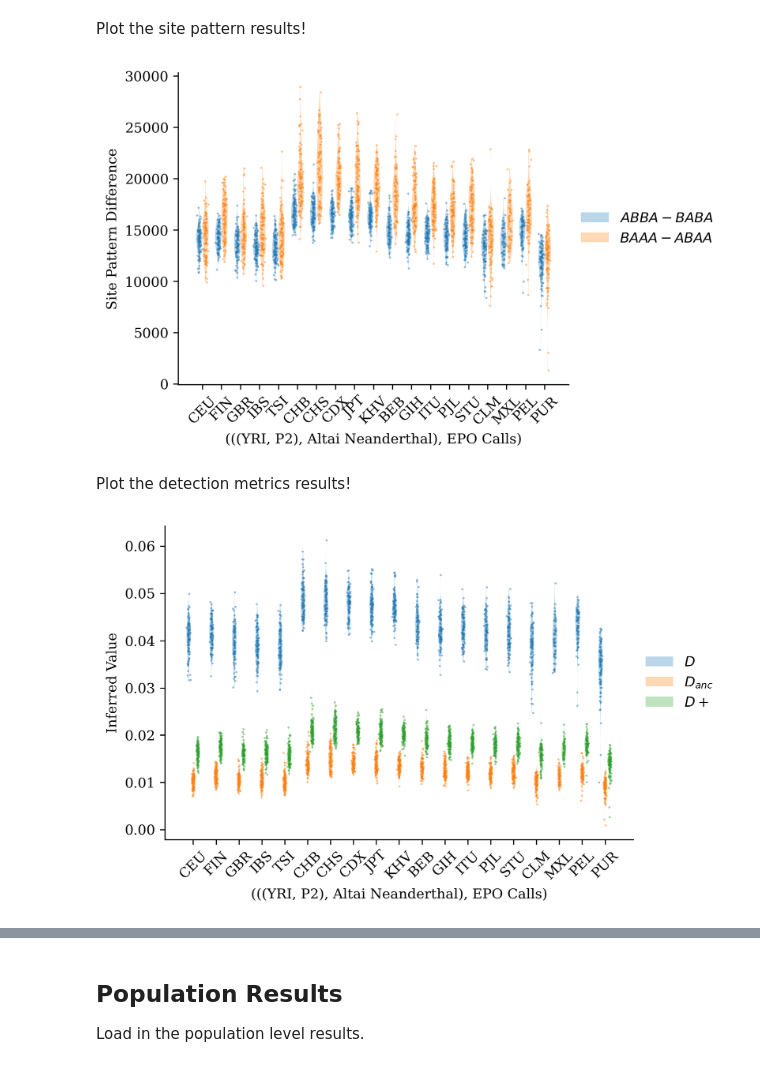
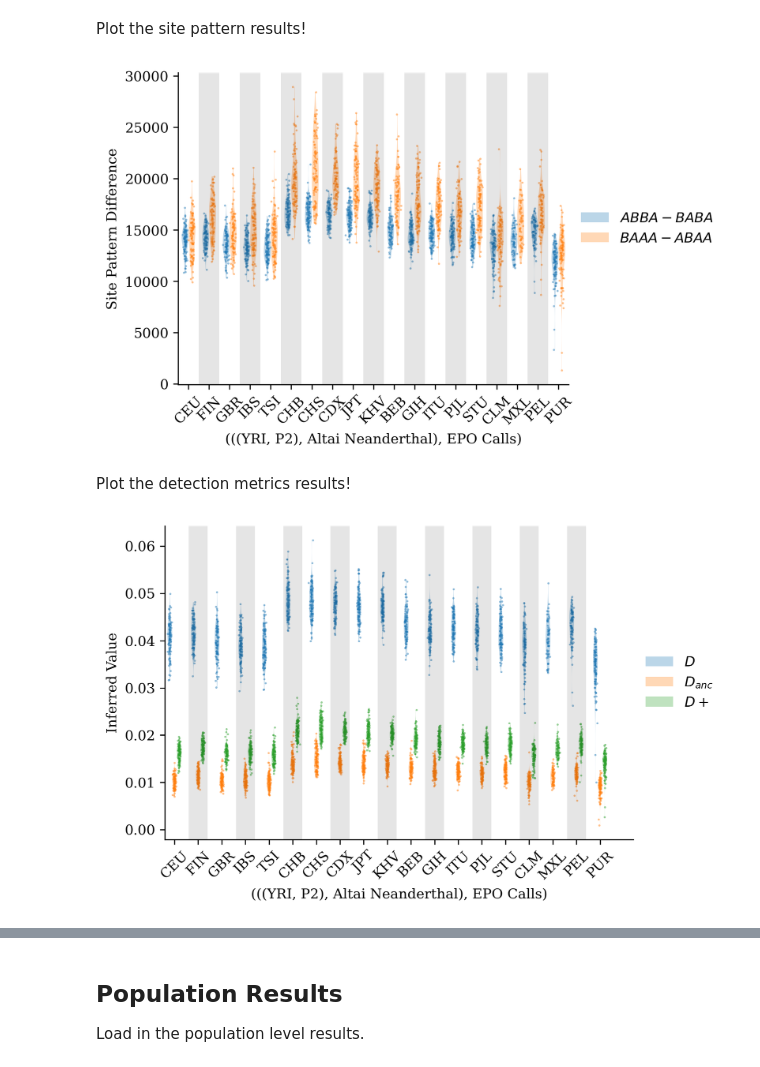
Before and after one commit to David-Peede/anc-der-intro-proj, a Jupyter notebook: applications/humans/human_analyses.ipynb, the cells around one changed output, grey strips where cells are left out. Saved outputs shown, nothing was run; the diff lists cells and outputs as text; code cells hidden in the pictures.

Commit message:
updated plots

```diff
--- a/applications/humans/human_analyses.ipynb
+++ b/applications/humans/human_analyses.ipynb
@@ -1133,12 +1384,19 @@ trios_center_pos = (trios_oirginal_pos + 0.5)
 trios_abba_baba_pos = trios_oirginal_pos
 # Set the positions for the baaa-abaa results.
 trios_baaa_abaa_pos = (trios_oirginal_pos + 1)
+# Intialize a function for plotting the alternating background.
+def alt_bands(ax=None):
+    locs = np.arange(3, 57, 6) + 0.5
+    for loc in locs:
+        ax.axvspan(loc-1.5, loc+1.5, facecolor='black', alpha=0.1)
 # Intialize the style.
 plt.rcParams.update({'font.family': 'serif', 'font.size': 10})
 # Intialize the figure.
 fig = plt.figure(figsize=set_size(width_pt=452, fraction=1, subplots=(1, 1)), constrained_layout=True, dpi=300.0)
 # Intialize the axis.
 ax = fig.add_subplot(111)
+# Plot the alternating background.
+alt_bands(ax)
 # Plot the results for the abba-baba statistic.
 trios_abba_baba_plot = ax.violinplot(trios_der_diffs, trios_abba_baba_pos, vert=True, showextrema=False, widths=1)
 # Set the index counter.
@@ -1176,6 +1434,7 @@ ax.legend([trios_abba_baba_plot['bodies'][0], trios_baaa_abaa_plot['bodies'][0]]
 plt.xlabel('(((YRI, P2), Altai Neanderthal), EPO Calls)')
 plt.ylabel('Site Pattern Difference')
 # Set the x-axis tick positions and labels.
+ax.set_xlim(-1, 56)
 ax.set_xticks(trios_center_pos)
 ax.set_xticklabels(tgp_trio_labels, rotation=45)
 # Export figure.
@@ -1183,7 +1442,7 @@ plt.savefig('../../manuscript/figures/tgp_altai_trios_site_pattern_diff.pdf', fo
 # Show!
 plt.show()
 # %% [output]
-[figure, old version]
+[figure, new version]
 # %% [markdown]
 Plot the detection metrics results!
 # %%
@@ -1202,12 +1461,19 @@ trios_d_pos = (trios_center_pos - 1)
 trios_danc_pos = trios_center_pos
 # Set the positions for the D+ results.
 trios_dplus_pos = (trios_center_pos + 1)
+# Intialize a function for plotting the alternating background.
+def alt_bands(ax=None):
+    locs = np.arange(5, 95, 10)
+    for loc in locs:
+        ax.axvspan(loc-2, loc+2, facecolor='black', alpha=0.1)
 # Intialize the style.
 plt.rcParams.update({'font.family': 'serif', 'font.size': 10})
 # Intialize the figure.
 fig = plt.figure(figsize=set_size(width_pt=452, fraction=1, subplots=(1, 1)), constrained_layout=True, dpi=300.0)
 # Intialize the axis.
 ax = fig.add_subplot(111)
+# Plot the alternating background.
+alt_bands(ax)
 # Plot the results for the D statistic.
 trios_d_plot = ax.violinplot(trios_d, trios_d_pos, vert=True, showextrema=False, widths=1)
 # Set the index counter.
@@ -1239,34 +1505,35 @@ for i in trios_danc_pos:
 # Plot the results for the D+ statistics.
 trios_dplus_plot = ax.violinplot(trios_dplus, trios_dplus_pos, vert=True, showextrema=False, widths=1)
 # Set the index counter.
 idx_counter = 0
 # For every x-axis tick.
 for i in trios_dplus_pos:
     # Grab the simulate data points.
     y = trios_dplus[idx_counter]
     # Move the index counter forward.
     idx_counter += 1
     # Add some jitter to the x-axis.
     x = np.random.normal(i, 0.15, size=len(y))
     # Plot the points!
     ax.scatter(x, y, color='tab:green', marker='.', s=1, alpha=0.5)
 # Despine the axes.
 ax.spines['top'].set_visible(False)
 ax.spines['right'].set_visible(False)
 # Make the legend.
 ax.legend([trios_d_plot['bodies'][0], trios_danc_plot['bodies'][0], trios_dplus_plot['bodies'][0]], [r'$D$', r'$D_{anc}$', r'$D+$'], loc='center left', bbox_to_anchor=(1.0, 0.5), frameon=False)
 # Set the axes labels.
 plt.xlabel('(((YRI, P2), Altai Neanderthal), EPO Calls)')
 plt.ylabel('Inferred Value')
 # Set the x-axis tick positions and labels.
+ax.set_xlim(-2, 97)
 ax.set_xticks(trios_center_pos)
 ax.set_xticklabels(tgp_trio_labels, rotation=45)
 # Export figure.
 plt.savefig('../../manuscript/figures/tgp_altai_trios_d_danc_dplus.pdf', format='pdf', facecolor='white', bbox_inches='tight', dpi=300)
 # Show!
 plt.show()
 # %% [output]
-[figure, old version]
+[figure, new version]
 # %%
 # Intialize list of x-axis tick labels.
 tgp_trio_labels = [
```
Also changed, not shown: parts of 4 cells of this notebook, 4 other files.
